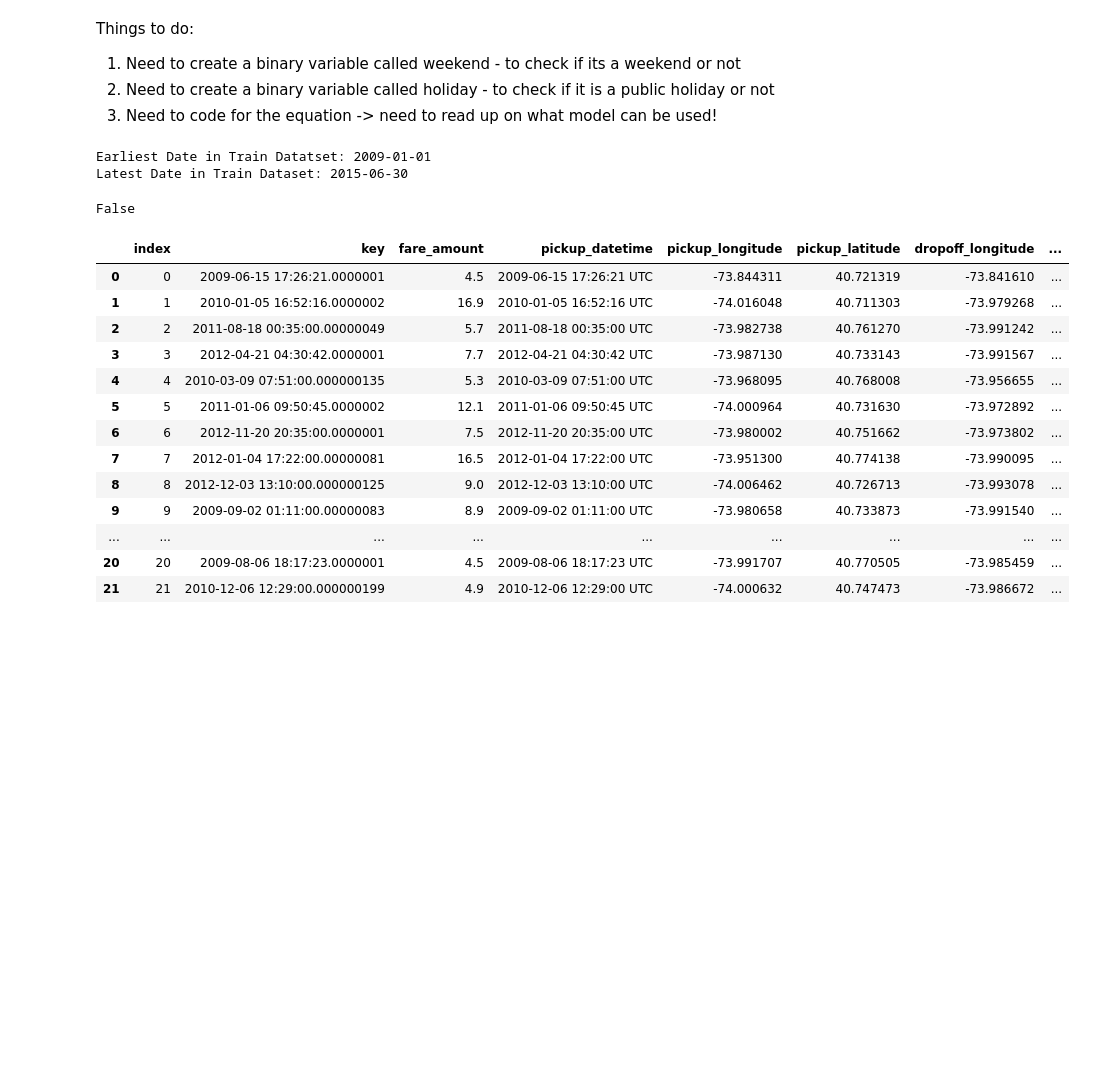
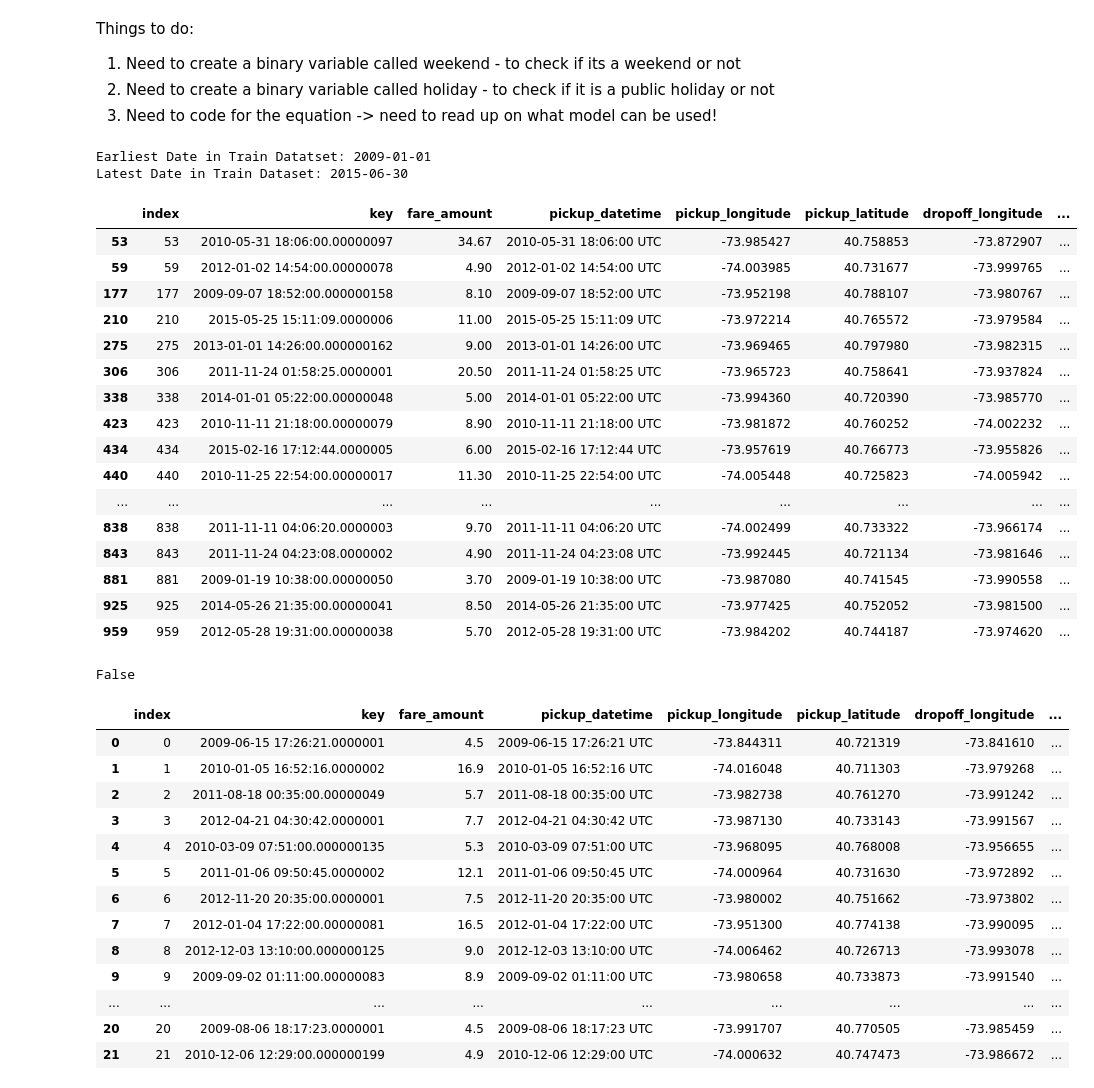
Before and after one commit to RecStu14/CZ4041-NYC-Taxi-Fare, a Jupyter notebook: CZ4041_Try1.ipynb, the cells around one changed output. Cells and saved outputs as stored; diff of their text form; code cells hidden in the pictures; blank space fills up the shorter version.

```diff
--- a/CZ4041_Try1.ipynb
+++ b/CZ4041_Try1.ipynb
@@ -582,6 +582,28 @@ for date in date_series:
     else:
         holiday_list.append(int(0))
 holiday_series = pd.Series(v for v in holiday_list)
+# %%
+holiday = new_combined[new_combined["holiday"] == 1 ]
+# %%
+holiday.head(25)
+# %% [output]
+|  | index | key | fare_amount | pickup_datetime | pickup_longitude | pickup_latitude | dropoff_longitude | ... |
+| 53 | 53 | 2010-05-31 18:06:00.00000097 | 34.67 | 2010-05-31 18:06:00 UTC | -73.985427 | 40.758853 | -73.872907 | ... |
+| 59 | 59 | 2012-01-02 14:54:00.00000078 | 4.90 | 2012-01-02 14:54:00 UTC | -74.003985 | 40.731677 | -73.999765 | ... |
+| 177 | 177 | 2009-09-07 18:52:00.000000158 | 8.10 | 2009-09-07 18:52:00 UTC | -73.952198 | 40.788107 | -73.980767 | ... |
+| 210 | 210 | 2015-05-25 15:11:09.0000006 | 11.00 | 2015-05-25 15:11:09 UTC | -73.972214 | 40.765572 | -73.979584 | ... |
+| 275 | 275 | 2013-01-01 14:26:00.000000162 | 9.00 | 2013-01-01 14:26:00 UTC | -73.969465 | 40.797980 | -73.982315 | ... |
+| 306 | 306 | 2011-11-24 01:58:25.0000001 | 20.50 | 2011-11-24 01:58:25 UTC | -73.965723 | 40.758641 | -73.937824 | ... |
+| 338 | 338 | 2014-01-01 05:22:00.00000048 | 5.00 | 2014-01-01 05:22:00 UTC | -73.994360 | 40.720390 | -73.985770 | ... |
+| 423 | 423 | 2010-11-11 21:18:00.00000079 | 8.90 | 2010-11-11 21:18:00 UTC | -73.981872 | 40.760252 | -74.002232 | ... |
+| 434 | 434 | 2015-02-16 17:12:44.0000005 | 6.00 | 2015-02-16 17:12:44 UTC | -73.957619 | 40.766773 | -73.955826 | ... |
+| 440 | 440 | 2010-11-25 22:54:00.00000017 | 11.30 | 2010-11-25 22:54:00 UTC | -74.005448 | 40.725823 | -74.005942 | ... |
+| ... | ... | ... | ... | ... | ... | ... | ... | ... |
+| 838 | 838 | 2011-11-11 04:06:20.0000003 | 9.70 | 2011-11-11 04:06:20 UTC | -74.002499 | 40.733322 | -73.966174 | ... |
+| 843 | 843 | 2011-11-24 04:23:08.0000002 | 4.90 | 2011-11-24 04:23:08 UTC | -73.992445 | 40.721134 | -73.981646 | ... |
+| 881 | 881 | 2009-01-19 10:38:00.00000050 | 3.70 | 2009-01-19 10:38:00 UTC | -73.987080 | 40.741545 | -73.990558 | ... |
+| 925 | 925 | 2014-05-26 21:35:00.00000041 | 8.50 | 2014-05-26 21:35:00 UTC | -73.977425 | 40.752052 | -73.981500 | ... |
+| 959 | 959 | 2012-05-28 19:31:00.00000038 | 5.70 | 2012-05-28 19:31:00 UTC | -73.984202 | 40.744187 | -73.974620 | ... |
 # %%
 new_combined = final_fare_amt.copy()
 new_combined = new_combined.reset_index()
```
Also changed, not shown: parts of 25 cells of this notebook, 1 other file.
